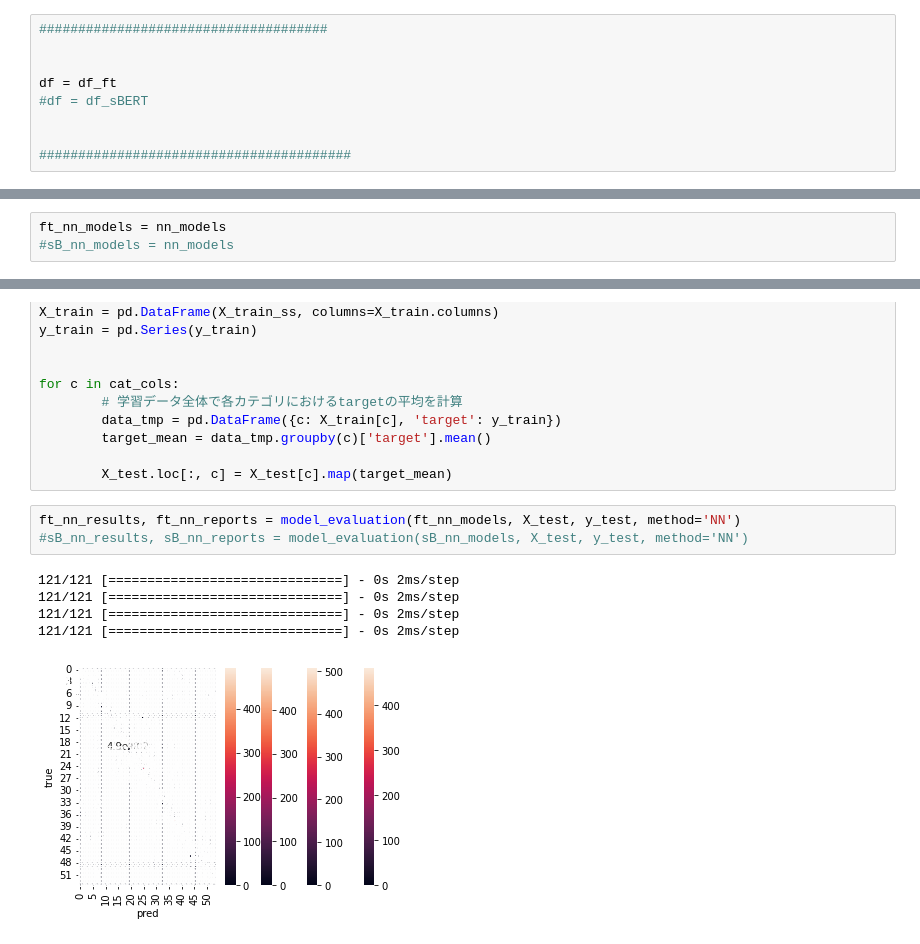
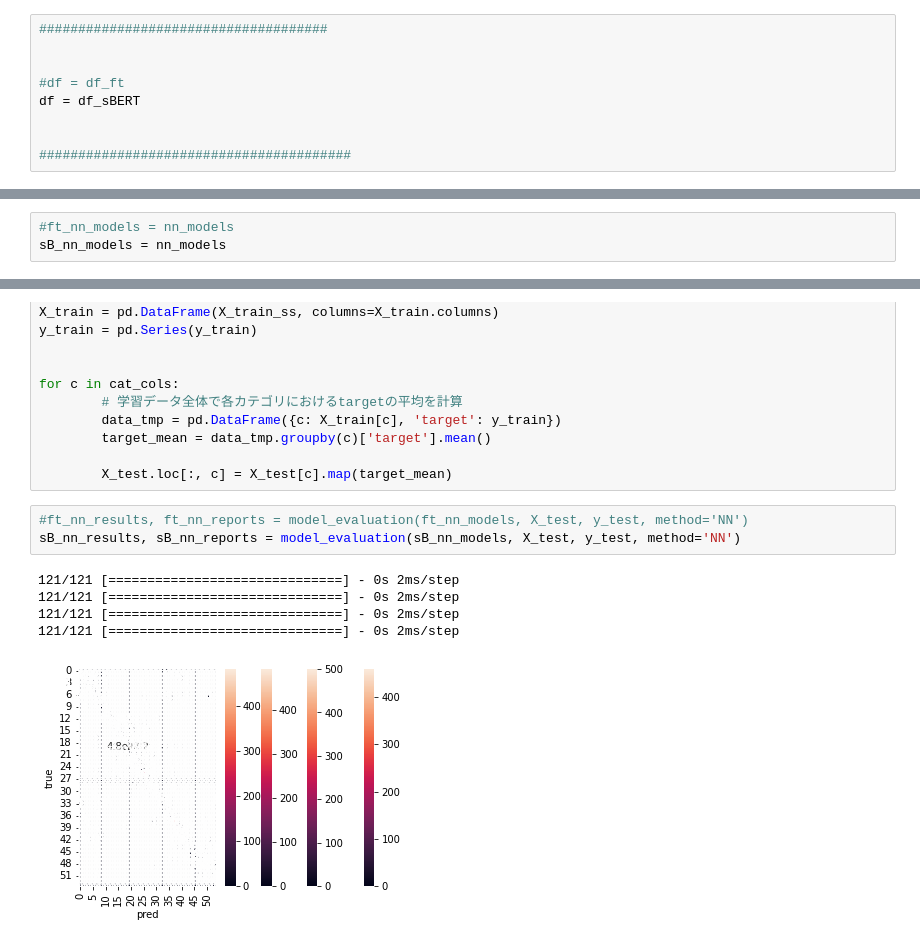
Before and after one commit to mecab-g/MRI, a Jupyter notebook: プロトコール予測/3.2recomendation_comp.ipynb, the cells around one changed output, grey strips where cells are left out. Cells and saved outputs as stored; diff of their text form.

```diff
--- a/プロトコール予測/3.2recomendation_comp.ipynb
+++ b/プロトコール予測/3.2recomendation_comp.ipynb
@@ -110,8 +104,8 @@ df_ft.head()
 #####################################
 
 
-df = df_ft
-#df = df_sBERT
+#df = df_ft
+df = df_sBERT
 
 
 ########################################
@@ -404,8 +400,8 @@ Epoch 26: early stopping
 # %% [markdown]
 ### NN 結果表示のモデル選択
 # %%
-ft_nn_models = nn_models
-#sB_nn_models = nn_models
+#ft_nn_models = nn_models
+sB_nn_models = nn_models
 # %%
 #テスト時は学習データ全ての平均をテストデータの各ラベルに置き換える。
 #cat変数の変更
@@ -425,11 +421,11 @@ for c in cat_cols:
 
         X_test.loc[:, c] = X_test[c].map(target_mean)
 # %%
-ft_nn_results, ft_nn_reports = model_evaluation(ft_nn_models, X_test, y_test, method='NN')
-#sB_nn_results, sB_nn_reports = model_evaluation(sB_nn_models, X_test, y_test, method='NN')
+#ft_nn_results, ft_nn_reports = model_evaluation(ft_nn_models, X_test, y_test, method='NN')
+sB_nn_results, sB_nn_reports = model_evaluation(sB_nn_models, X_test, y_test, method='NN')
 # %% [output]
 121/121 [==============================] - 0s 2ms/step
 121/121 [==============================] - 0s 2ms/step
 121/121 [==============================] - 0s 2ms/step
 121/121 [==============================] - 0s 2ms/step
-[figure, old version]
+[figure, new version]
```
Also changed, not shown: parts of 17 cells of this notebook, 2 other files.
